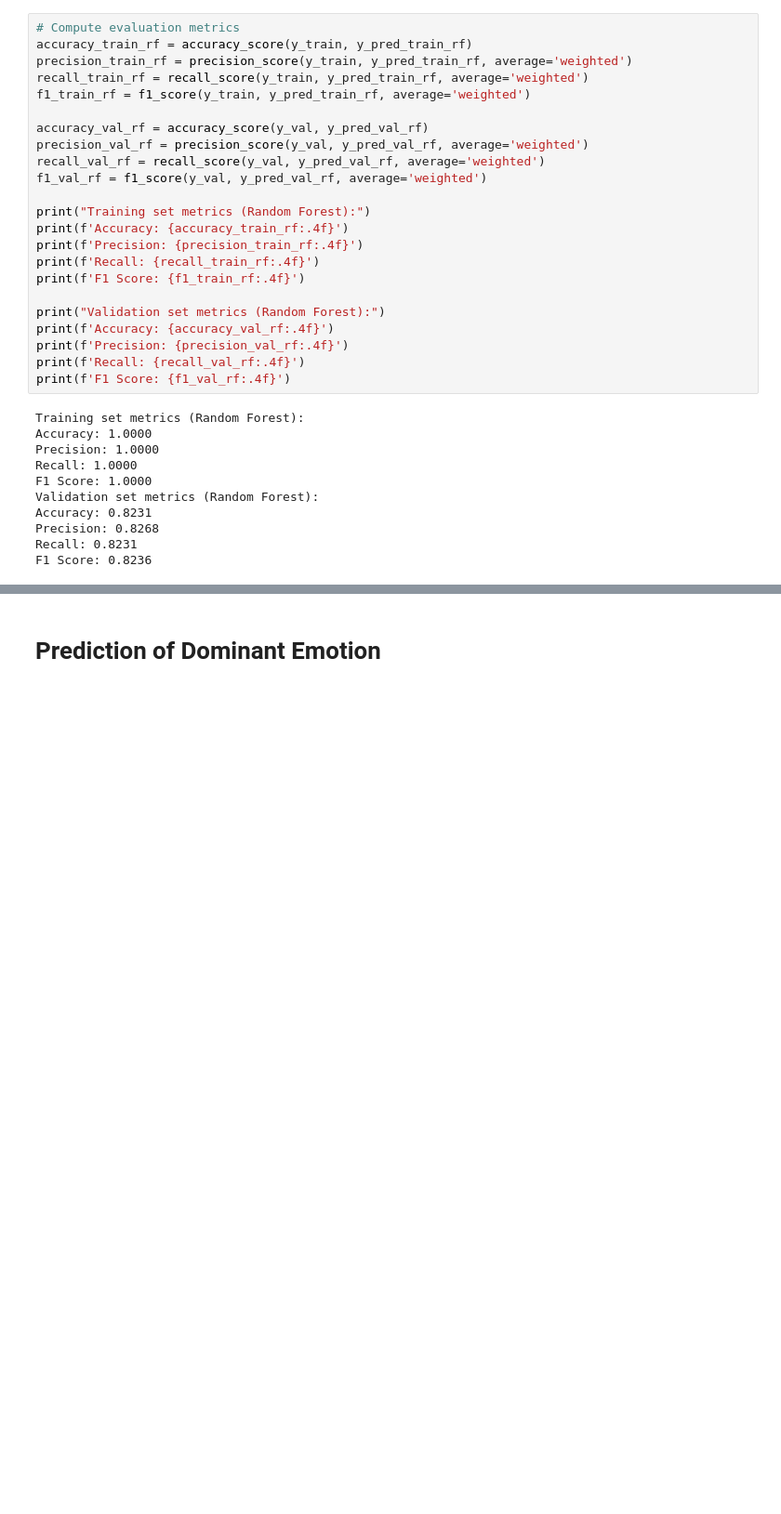
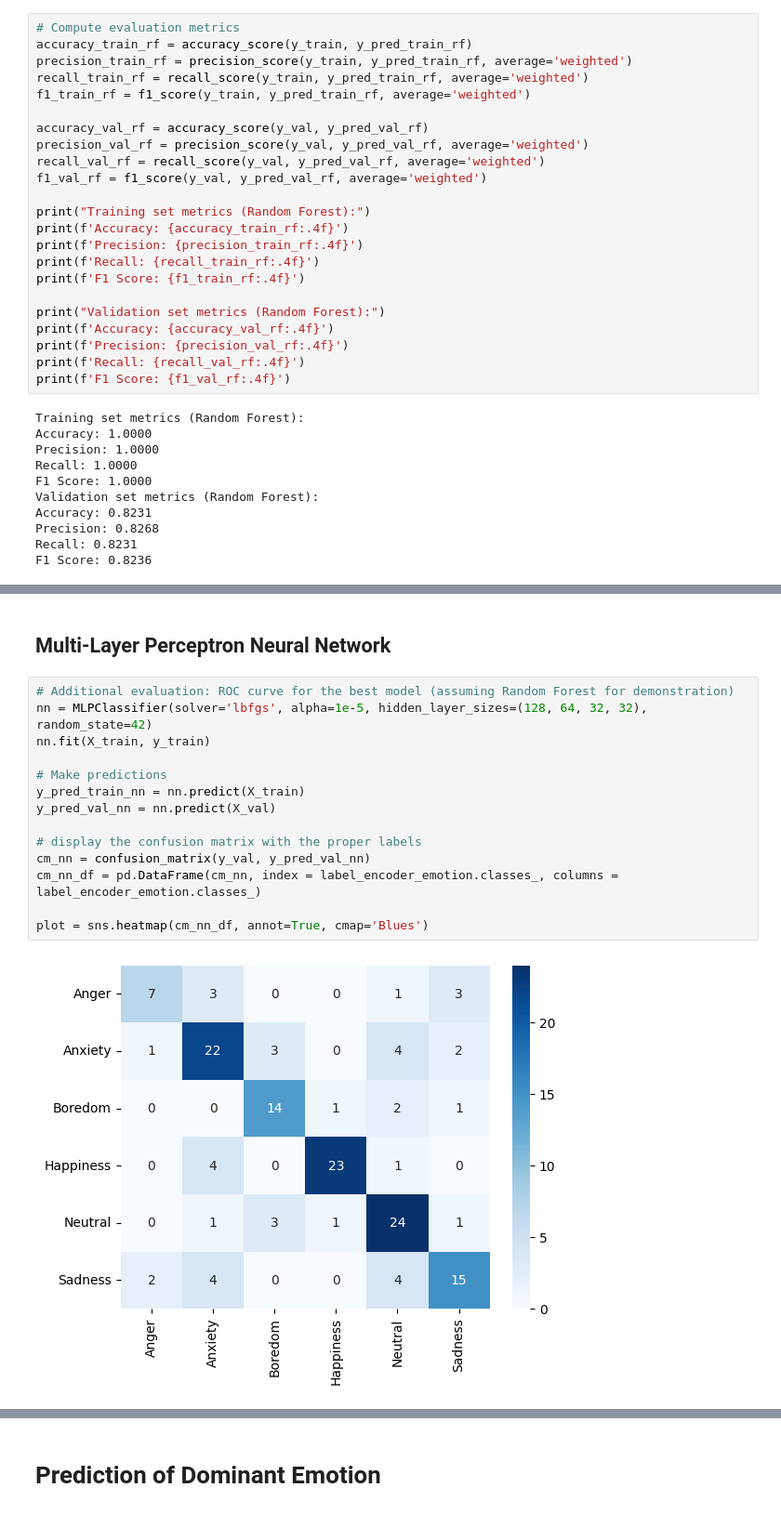
Before and after one commit to roshantaneja/ucla_cssi_2024, a Jupyter notebook: project/client.ipynb, the cells around one changed output, grey strips where cells are left out. Shown: that part at 93% size. Drawn from its saved outputs; the diff is of its cells as text; blank space fills up the shorter version.

```diff
--- a/project/client.ipynb
+++ b/project/client.ipynb
@@ -622,0 +694,18 @@ F1 Score: 0.8236
+# %% [markdown]
+## Multi-Layer Perceptron Neural Network
+# %%
+# Additional evaluation: ROC curve for the best model (assuming Random Forest for demonstration)
+nn = MLPClassifier(solver='lbfgs', alpha=1e-5, hidden_layer_sizes=(128, 64, 32, 32), random_state=42)
+nn.fit(X_train, y_train)
+
+# Make predictions
+y_pred_train_nn = nn.predict(X_train)
+y_pred_val_nn = nn.predict(X_val)
+
+# display the confusion matrix with the proper labels
+cm_nn = confusion_matrix(y_val, y_pred_val_nn)
+cm_nn_df = pd.DataFrame(cm_nn, index = label_encoder_emotion.classes_, columns = label_encoder_emotion.classes_)
+
+plot = sns.heatmap(cm_nn_df, annot=True, cmap='Blues')
+# %% [output]
+[figure, added]
```
Also changed, not shown: parts of 15 cells of this notebook.
